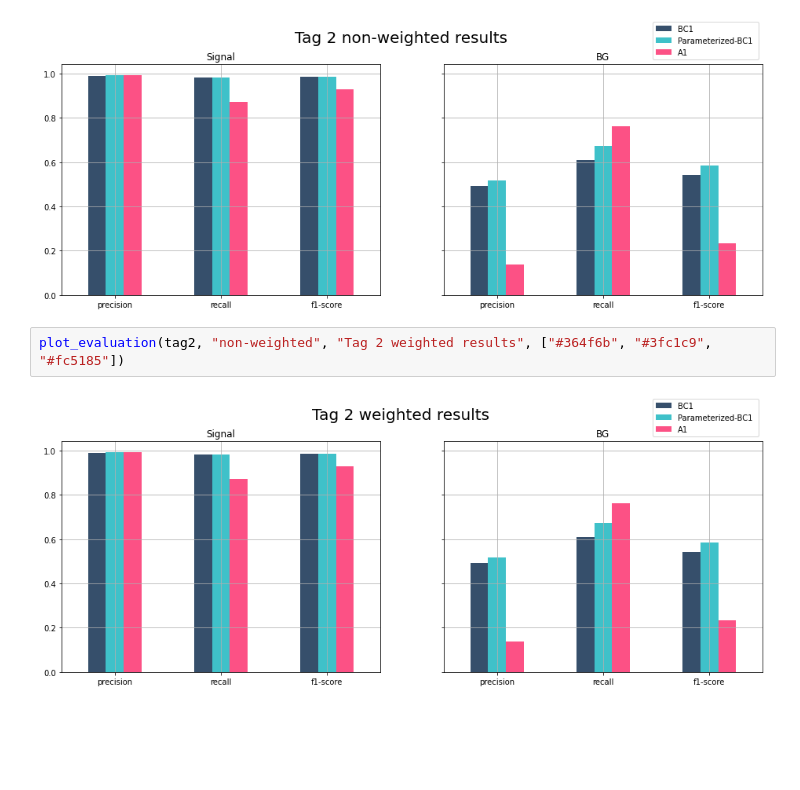
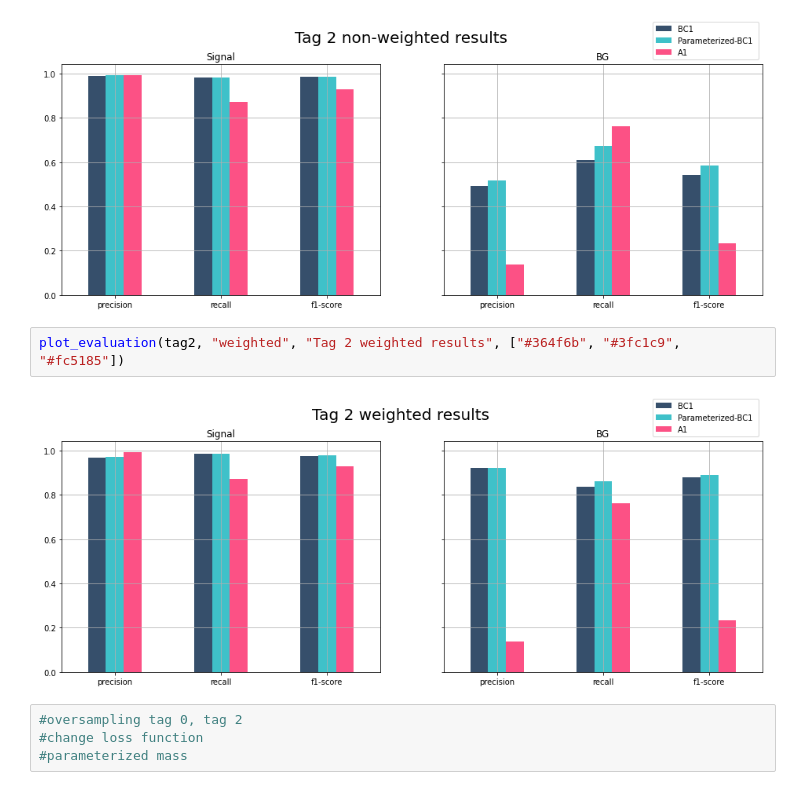
Before and after one commit to Jneror/BoostedDiHiggsDeepLearning, a Jupyter notebook: results/Jun-2020/method_comparison.ipynb, the cells around one changed output. Cells and saved outputs as stored; diff of their text form; blank space fills up the shorter version.

```diff
--- a/results/Jun-2020/method_comparison.ipynb
+++ b/results/Jun-2020/method_comparison.ipynb
@@ -207,6 +207,10 @@ plot_evaluation(tag2, "non-weighted", "Tag 2 non-weighted results", ["#364f6b",
 # %% [output]
 [figure]
 # %%
-plot_evaluation(tag2, "non-weighted", "Tag 2 weighted results", ["#364f6b", "#3fc1c9", "#fc5185"])
+plot_evaluation(tag2, "weighted", "Tag 2 weighted results", ["#364f6b", "#3fc1c9", "#fc5185"])
 # %% [output]
-[figure, old version]
+[figure, new version]
+# %%
+#oversampling tag 0, tag 2
+#change loss function
+#parameterized mass
```
Also changed, not shown: parts of 1 cell of this notebook, 9 other files.
